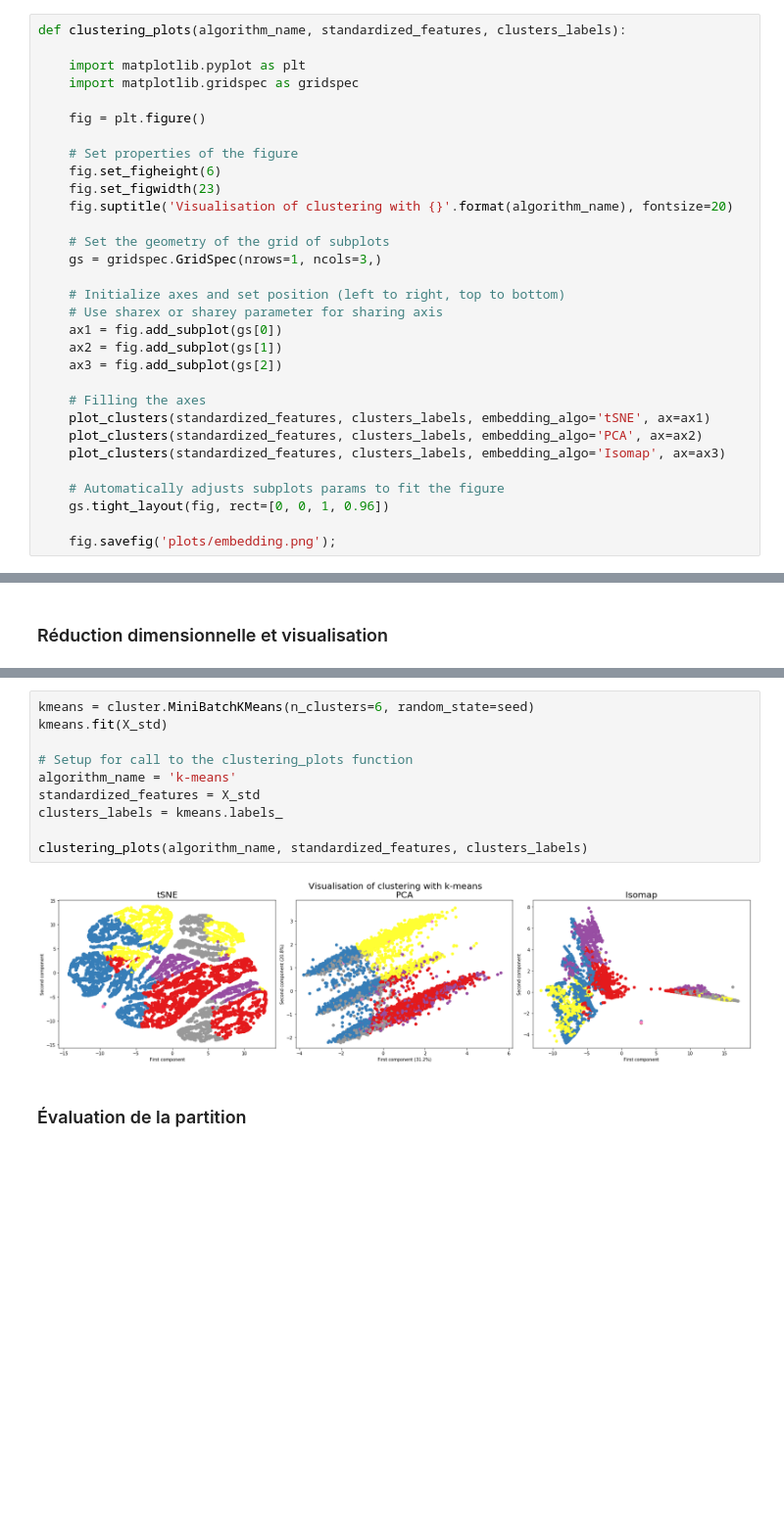
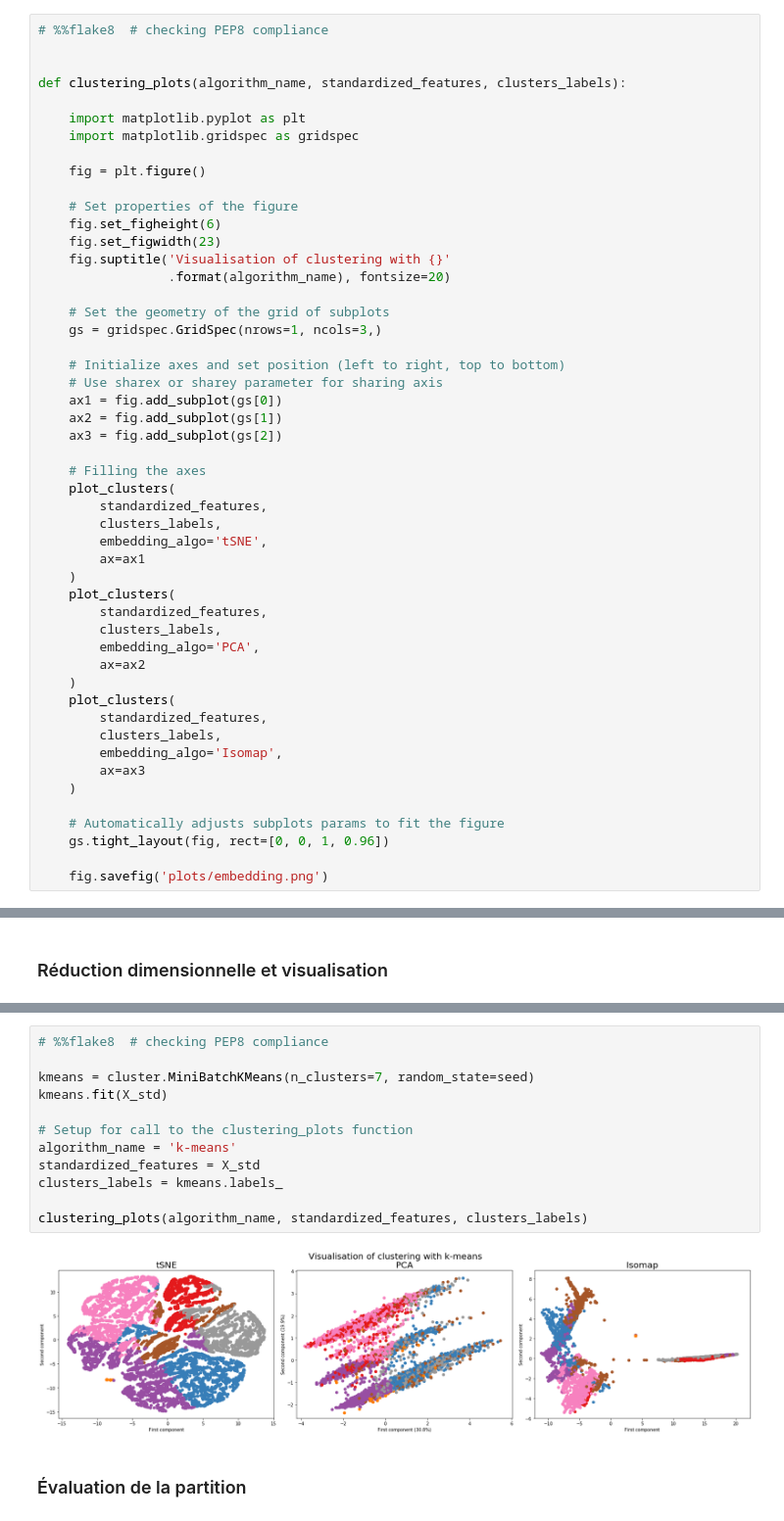
Before and after one commit to bayethiernodiop/Parcours-Data-Scientist, a Jupyter notebook: projet5/projet5_segmentation.ipynb, the cells around one changed output, grey strips where cells are left out. Shown at 98% size. Drawn from its saved outputs; the diff is of its cells as text; blank space fills up the shorter version.

```diff
--- a/projet5/projet5_segmentation.ipynb
+++ b/projet5/projet5_segmentation.ipynb
@@ -448,5 +497,8 @@ def plot_clusters(standardized_features, clusters_labels, embedding_algo='tSNE',
             )
 # %%
+# %%flake8  # checking PEP8 compliance
+
+
 def clustering_plots(algorithm_name, standardized_features, clusters_labels):
 
     import matplotlib.pyplot as plt
@@ -457,7 +509,8 @@ def clustering_plots(algorithm_name, standardized_features, clusters_labels):
     # Set properties of the figure
     fig.set_figheight(6)
     fig.set_figwidth(23)
-    fig.suptitle('Visualisation of clustering with {}'.format(algorithm_name), fontsize=20)
+    fig.suptitle('Visualisation of clustering with {}'
+                 .format(algorithm_name), fontsize=20)
 
     # Set the geometry of the grid of subplots
     gs = gridspec.GridSpec(nrows=1, ncols=3,)
@@ -469,12 +522,27 @@ def clustering_plots(algorithm_name, standardized_features, clusters_labels):
     ax3 = fig.add_subplot(gs[2])
 
     # Filling the axes
-    plot_clusters(standardized_features, clusters_labels, embedding_algo='tSNE', ax=ax1)
-    plot_clusters(standardized_features, clusters_labels, embedding_algo='PCA', ax=ax2)
-    plot_clusters(standardized_features, clusters_labels, embedding_algo='Isomap', ax=ax3)
+    plot_clusters(
+        standardized_features,
+        clusters_labels,
+        embedding_algo='tSNE',
+        ax=ax1
+    )
+    plot_clusters(
+        standardized_features,
+        clusters_labels,
+        embedding_algo='PCA',
+        ax=ax2
+    )
+    plot_clusters(
+        standardized_features,
+        clusters_labels,
+        embedding_algo='Isomap',
+        ax=ax3
+    )
 
     # Automatically adjusts subplots params to fit the figure
     gs.tight_layout(fig, rect=[0, 0, 1, 0.96])
 
-    fig.savefig('plots/embedding.png');
+    fig.savefig('plots/embedding.png')
 # %%
@@ -625,14 +653,16 @@ clustering_plots(algorithm_name, standardized_features, clusters_labels)
 # %%
-kmeans = cluster.MiniBatchKMeans(n_clusters=6, random_state=seed)
+# %%flake8  # checking PEP8 compliance
+
+kmeans = cluster.MiniBatchKMeans(n_clusters=7, random_state=seed)
 kmeans.fit(X_std)
 
 # Setup for call to the clustering_plots function
 algorithm_name = 'k-means'
 standardized_features = X_std
 clusters_labels = kmeans.labels_
 
 clustering_plots(algorithm_name, standardized_features, clusters_labels)
 # %% [output]
-[figure, old version]
+[figure, new version]
 # %% [markdown]
 ### Évaluation de la partition
```
Also changed, not shown: parts of 81 cells of this notebook, 4 other files.
